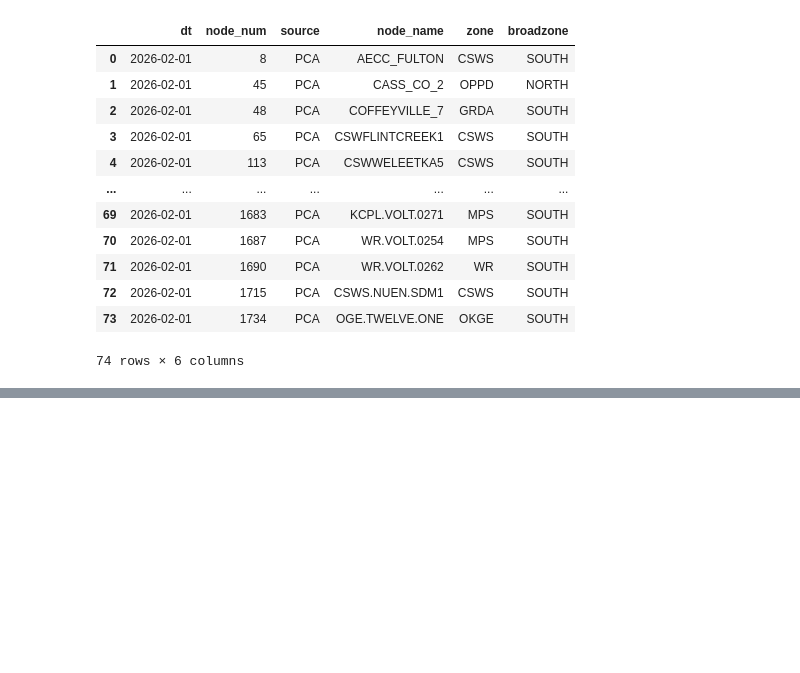
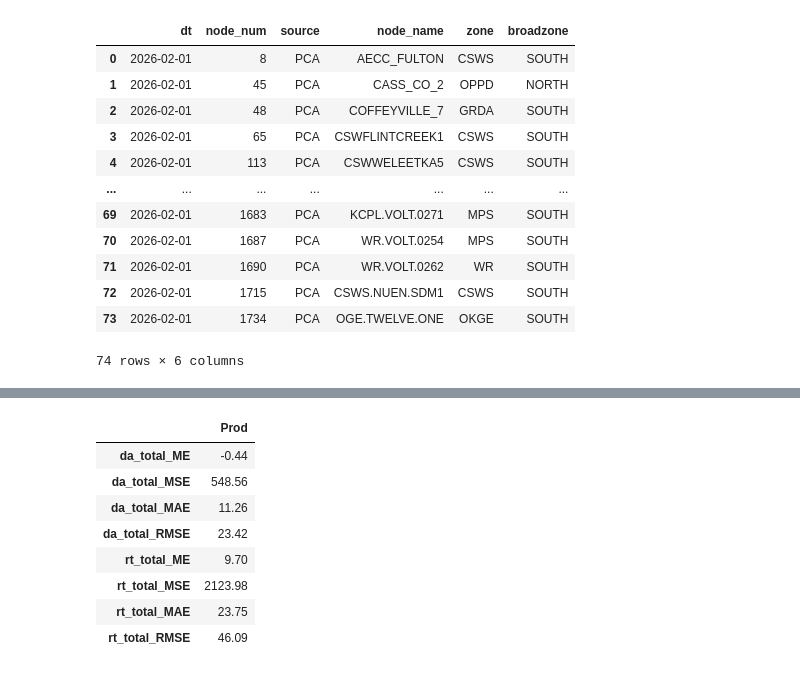
Before and after one commit to qingcheng-rgb/Qingcheng, a Jupyter notebook: QCTest/Backtester.ipynb, the cells around one changed output, grey strips where cells are left out. Drawn from its saved outputs; the diff is of its cells as text; code cells hidden in the pictures; blank space fills up the shorter version.

```diff
--- a/QCTest/Backtester.ipynb
+++ b/QCTest/Backtester.ipynb
@@ -171,8 +171,8 @@ def NN_training_module_shuffle(node_num,dt):
             trainingPeriod=str(trainingPeriod) + "D", train_a_or_f="f")
 
         # 3-way split: 1/2 train, 1/4 validate, 1/4 test
-        xtrain, xtest, ytrain, ytest = train_test_split(xtrain, ytrain, test_size=0.25, random_state=42)
-        xtrain, xvalidate, ytrain, yvalidate = train_test_split(xtrain, ytrain, test_size=1/3, random_state=42)
+        xtrain, xtest, ytrain, ytest = train_test_split(xtrain, ytrain, test_size=1/8, shuffle=False)
+        xtrain, xvalidate, ytrain, yvalidate = train_test_split(xtrain, ytrain, test_size=1/7, shuffle=False)
         scaler_x, scaler_y = None, None
         if normalize:
             scaler_x = StandardScaler()
@@ -371,8 +371,8 @@ def NN_training_module_no_shuffle(node_num,dt):
             trainingPeriod=str(trainingPeriod) + "D", train_a_or_f="f")
 
         # 3-way split: 1/2 train, 1/4 validate, 1/4 test
-        xtrain, xtest, ytrain, ytest = train_test_split(xtrain, ytrain, test_size=0.25, random_state=42)
-        xtrain, xvalidate, ytrain, yvalidate = train_test_split(xtrain, ytrain, test_size=1/3, random_state=42)
+        xtrain, xtest, ytrain, ytest = train_test_split(xtrain, ytrain, test_size=1/8, shuffle=False)
+        xtrain, xvalidate, ytrain, yvalidate = train_test_split(xtrain, ytrain, test_size=1/7, shuffle=False)
         scaler_x, scaler_y = None, None
         if normalize:
             scaler_x = StandardScaler()
@@ -441,3 +441,5 @@ def NN_training_module_no_shuffle(node_num,dt):
     valuation_models["model"] = f"dnn_{hidden_size_1}h1_{hidden_size_2}h2"
 
     return valuation_models
+
+def NN_with_CNN(node_num,dt):
@@ -710,0 +759,2 @@ Total selected nodes: 74
+# %%
+dataframe = run_in_kubernetes([["2026-02-01",8]], NN_training_module_shuffle)
@@ -710,0 +783,12 @@ Total selected nodes: 74
+# %%
+get_metrics(dataframe)
+# %% [output]
+|  | Prod |
+| da_total_ME | -0.44 |
+| da_total_MSE | 548.56 |
+| da_total_MAE | 11.26 |
+| da_total_RMSE | 23.42 |
+| rt_total_ME | 9.70 |
+| rt_total_MSE | 2123.98 |
+| rt_total_MAE | 23.75 |
+| rt_total_RMSE | 46.09 |
```
Also changed, not shown: parts of 5 cells of this notebook, 1 other file.
